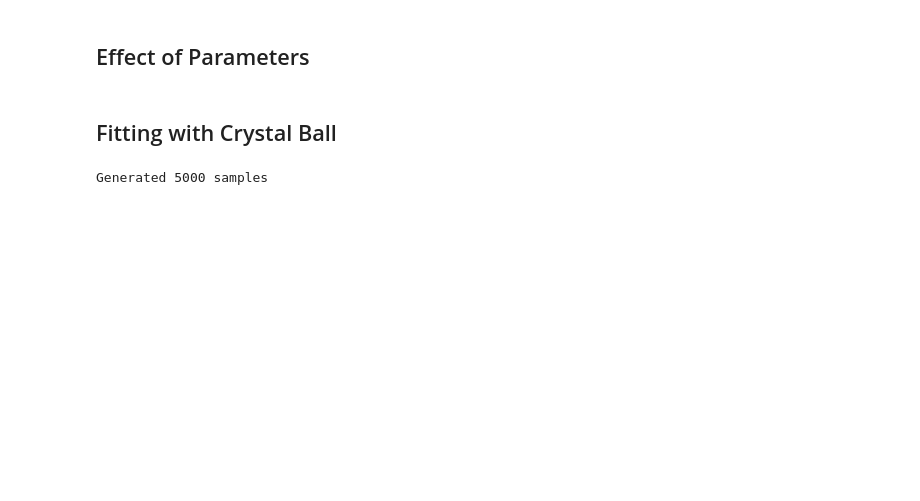
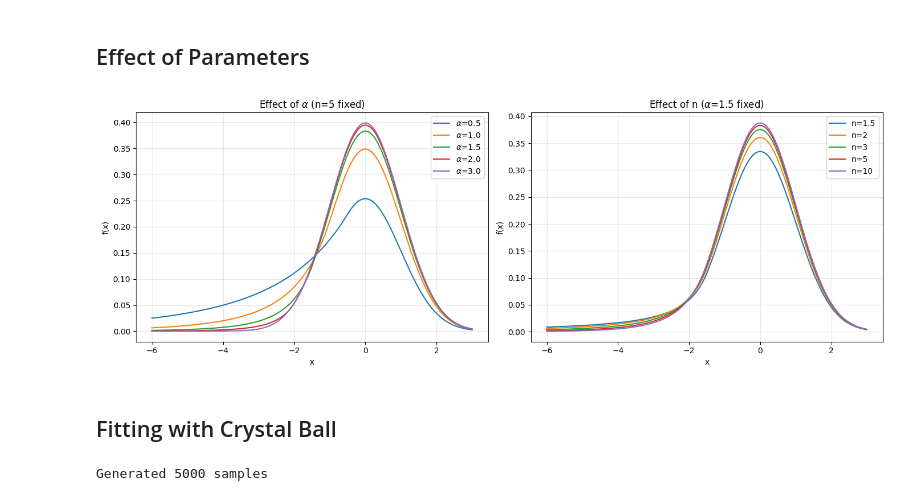
Before and after one commit to treywarner72/fitle, a Jupyter notebook: notebooks/04_crystal_ball.ipynb, the cells around one changed output. Cells and saved outputs as stored; diff of their text form; code cells hidden in the pictures; blank space fills up the shorter version.

```diff
--- a/notebooks/04_crystal_ball.ipynb
+++ b/notebooks/04_crystal_ball.ipynb
@@ -91,40 +93,42 @@ plt.show()
 # %%
 fig, axes = plt.subplots(1, 2, figsize=(14, 5))
 
 x = np.linspace(-6, 3, 500)
 
 # Effect of alpha
 ax = axes[0]
 for alpha_val in [0.5, 1.0, 1.5, 2.0, 3.0]:
-    alpha_p = fl.Param('alpha')(alpha_val)
-    n_p = fl.Param('n')(5)
-    mu_p, sigma_p = ~fl.Param, +fl.Param
-    cb_temp = fl.crystalball(alpha_p, n_p, mu_p, sigma_p)
+    alpha_p = Param('alpha')(alpha_val)
+    n_p = Param('n')(5)
+    mu_p, sigma_p = ~Param, +Param
+    cb_temp = crystalball(alpha_p, n_p, mu_p, sigma_p)
     ax.plot(x, cb_temp(x), label=f'$\\alpha$={alpha_val}')
 
 ax.set_xlabel('x')
 ax.set_ylabel('f(x)')
 ax.set_title('Effect of $\\alpha$ (n=5 fixed)')
 ax.legend()
 ax.grid(True, alpha=0.3)
 
 # Effect of n
 ax = axes[1]
 for n_val in [1.5, 2, 3, 5, 10]:
-    alpha_p = fl.Param('alpha')(1.5)
-    n_p = fl.Param('n')(n_val)
-    mu_p, sigma_p = ~fl.Param, +fl.Param
-    cb_temp = fl.crystalball(alpha_p, n_p, mu_p, sigma_p)
+    alpha_p = Param('alpha')(1.5)
+    n_p = Param('n')(n_val)
+    mu_p, sigma_p = ~Param, +Param
+    cb_temp = crystalball(alpha_p, n_p, mu_p, sigma_p)
     ax.plot(x, cb_temp(x), label=f'n={n_val}')
 
 ax.set_xlabel('x')
 ax.set_ylabel('f(x)')
 ax.set_title('Effect of n ($\\alpha$=1.5 fixed)')
 ax.legend()
 ax.grid(True, alpha=0.3)
 
 plt.tight_layout()
 plt.show()
+# %% [output]
+[figure, added]
 # %% [markdown]
 ## Fitting with Crystal Ball
 # %%
```
Also changed, not shown: parts of 8 cells of this notebook, 17 other files.
